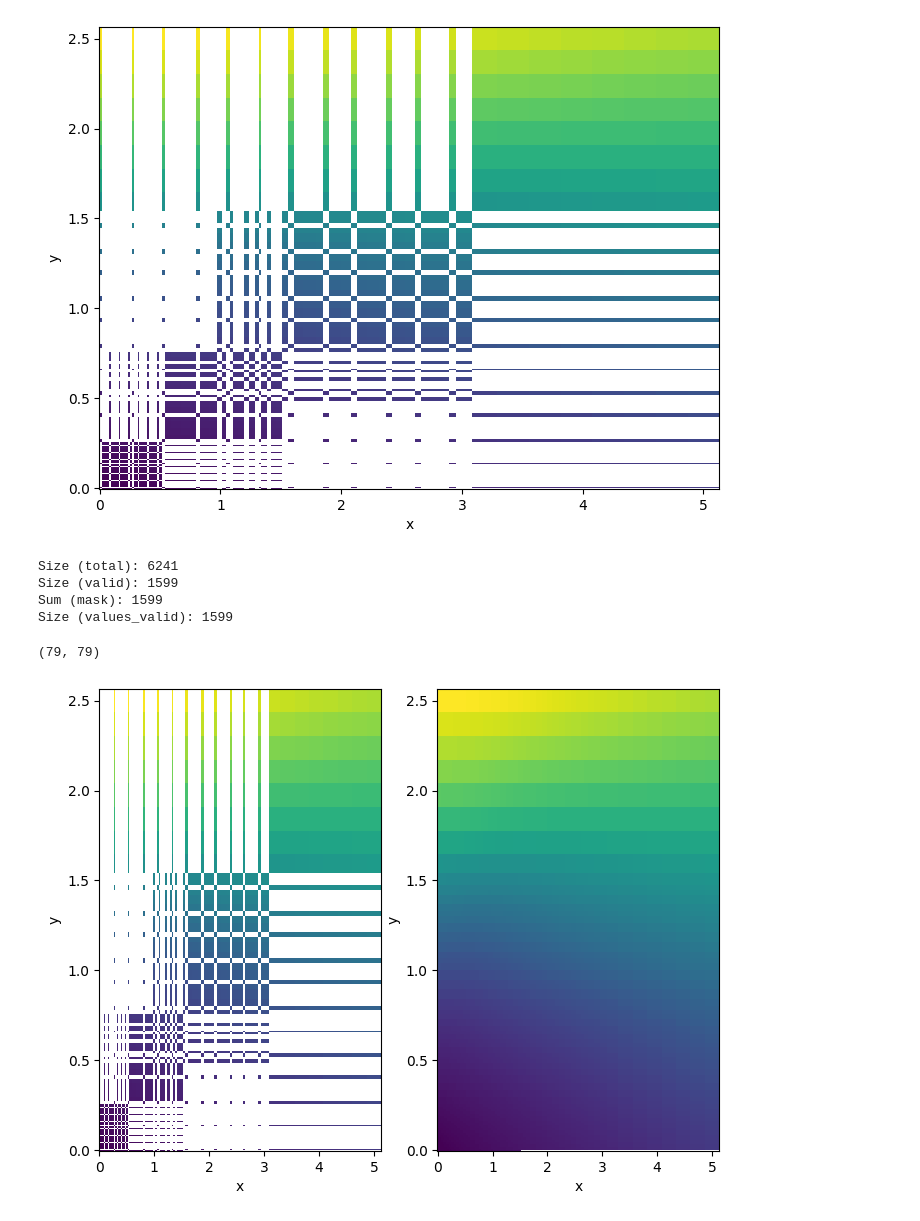
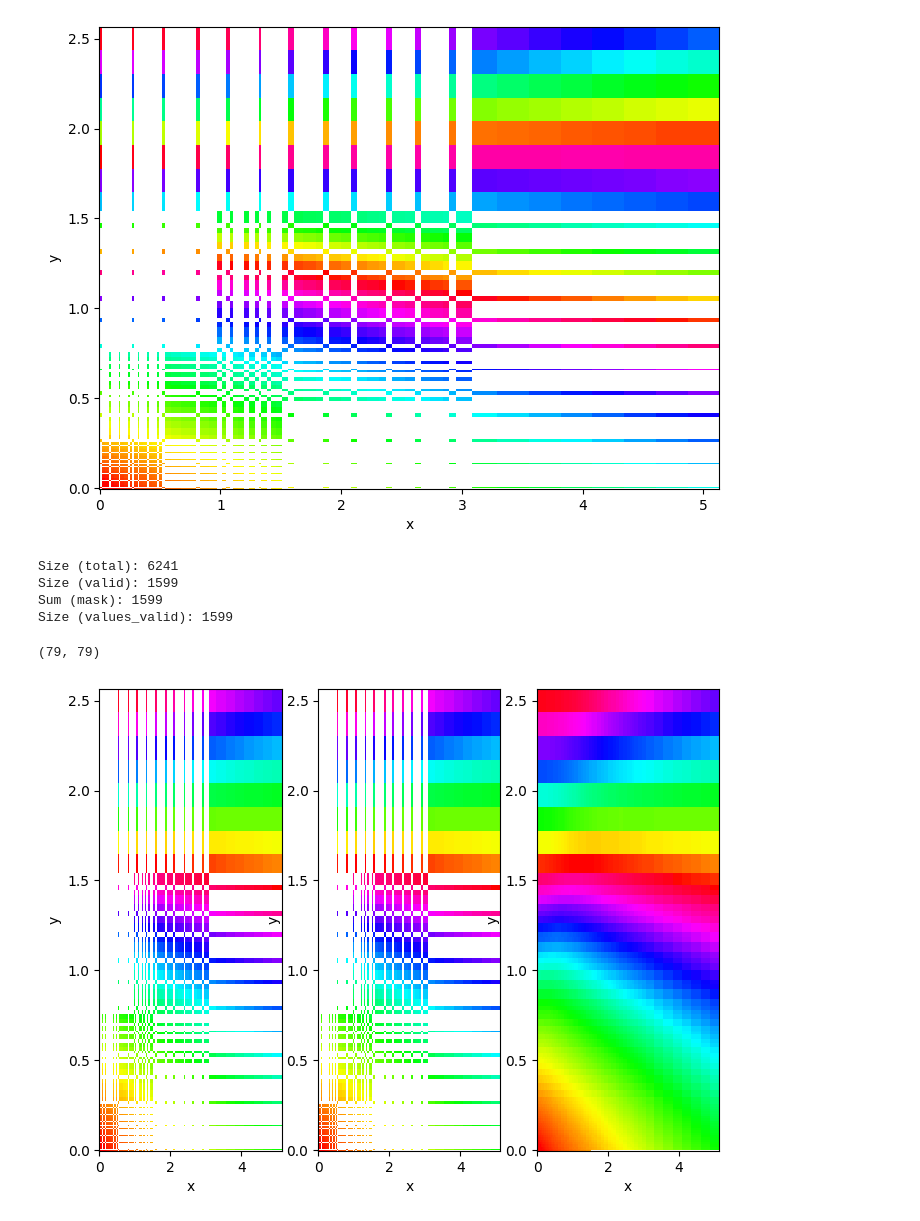
Before and after one commit to niknovikov19/model_tuner, a Jupyter notebook: proto/ir_mapping/interp_test.ipynb, the cells around one changed output. Saved outputs shown, nothing was run; the diff lists cells and outputs as text; code cells hidden in the pictures.

```diff
--- a/proto/ir_mapping/interp_test.ipynb
+++ b/proto/ir_mapping/interp_test.ipynb
@@ -72,9 +72,9 @@ def plot_xr(X, vmin=None, vmax=None, cmap='viridis'):
     ax.set_ylabel('y')
 
 plt.figure(figsize=(8, 6))
-plot_xr(X)
+plot_xr(X, cmap='wrapped')
 # %% [output]
-[figure, old version]
+[figure, new version]
 # %%
 import numpy as np
 import xarray as xr
@@ -101,3 +101,24 @@ Size (valid): 1599
 Sum (mask): 1599
 Size (values_valid): 1599
 (79, 79)
+# %%
+from typing import Tuple
+
+def extract_2d_points_from_xr(
+        Z: xr.DataArray,
+        drop_nan: bool = True
+        ) -> Tuple[np.ndarray, np.ndarray, np.ndarray]:
+    # Extract coords and values from a 2D xarray
+    if X.ndim != 2:
+        raise ValueError('Input xarray must be 2D')
+    mask = ~np.isnan(Z.values)
+    y, x = Z[Z.dims[0]], Z[Z.dims[1]]
+    yy, xx = np.meshgrid(y, x, indexing='ij')
+    zz = Z.values
+    if drop_nan:
+        yy = yy[mask]
+        xx = xx[mask]
+        zz = zz[mask]
+    return yy, xx, zz
+
+y_valid, x_valid, values_valid = extract_2d_points_from_xr(X)
@@ -120,10 +160,16 @@ X_filled = xr.DataArray(
+# %%
+X_masked = xr.where(X.isnull(), np.nan, X_filled)
 # %%
 plt.figure(figsize=(8, 6))
-plt.subplot(1, 2, 1)
+plt.subplot(1, 3, 1)
 vmin = np.nanmin(X.values)
 vmax = np.nanmax(X.values)
-plot_xr(X, vmin=vmin, vmax=vmax)
-plt.subplot(1, 2, 2)
-plot_xr(X_filled, vmin=vmin, vmax=vmax)
+cmap = get_wrapped_cmap(cycles=2)
+#cmap = 'viridis'
+plot_xr(X, vmin=vmin, vmax=vmax, cmap=cmap)
+plt.subplot(1, 3, 2)
+plot_xr(X_masked, vmin=vmin, vmax=vmax, cmap=cmap)
+plt.subplot(1, 3, 3)
+plot_xr(X_filled, vmin=vmin, vmax=vmax, cmap=cmap)
 # %% [output]
-[figure, old version]
+[figure, new version]
```
Also changed, not shown: parts of 2 cells of this notebook, 28 other files.
